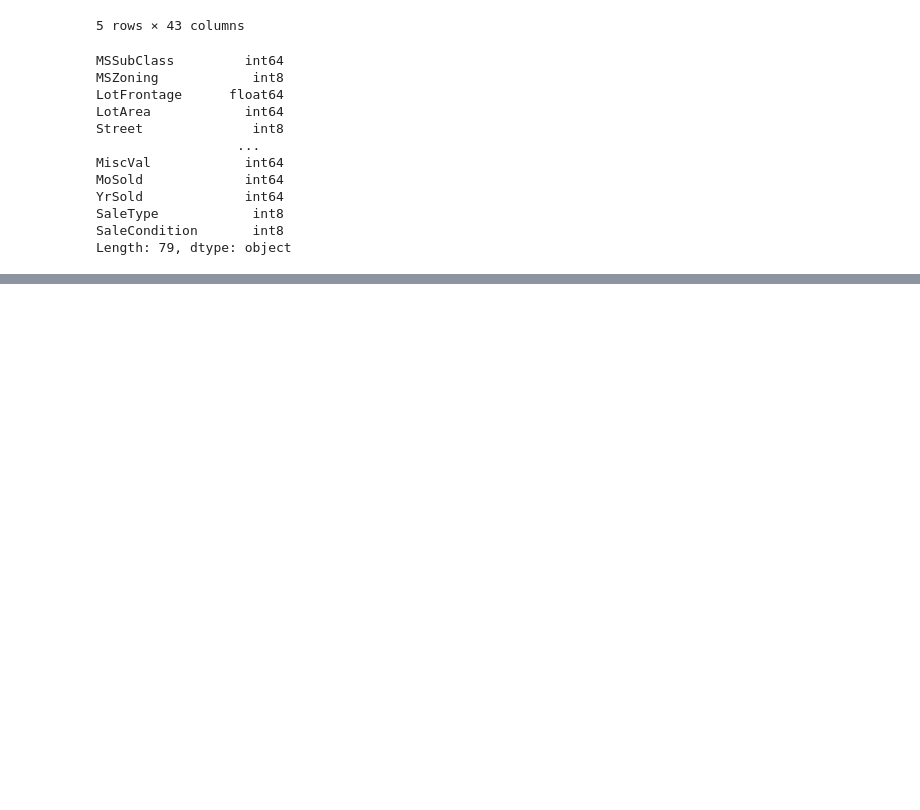
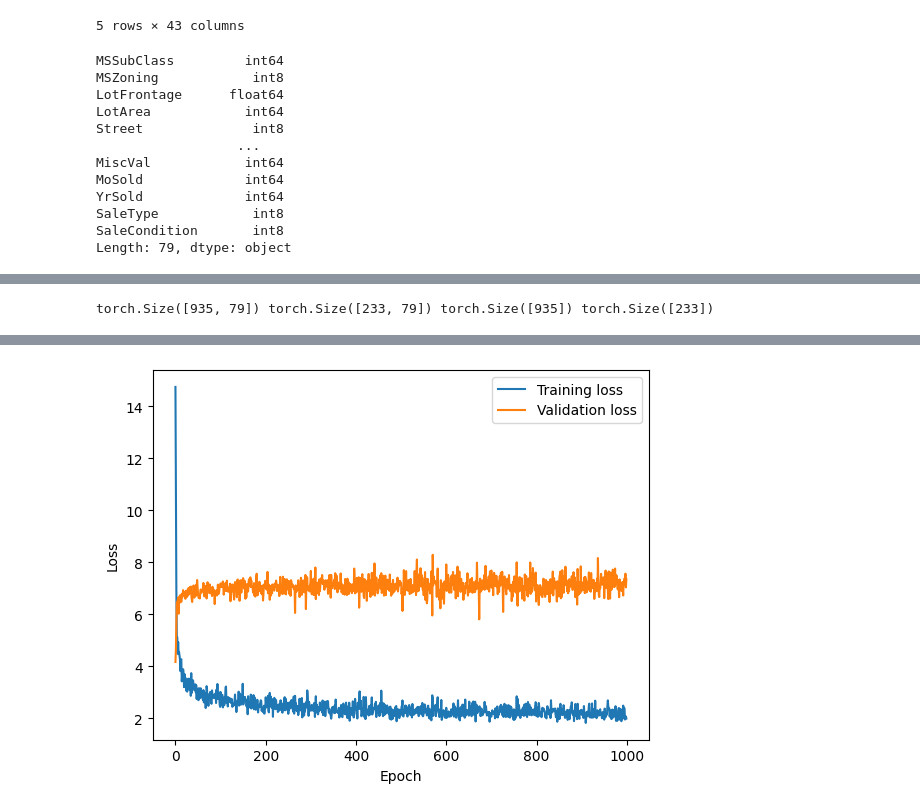
Before and after one commit to Ruchir28/ML, a Jupyter notebook: house_pred.ipynb, the cells around one changed output, grey strips where cells are left out. Cells and saved outputs as stored; diff of their text form; code cells hidden in the pictures; blank space fills up the shorter version.

Commit message:
Done House Pred

```diff
--- a/house_pred.ipynb
+++ b/house_pred.ipynb
@@ -194,0 +251,11 @@ tensor([ 5.6605e+01,  3.0291e+00,  6.9614e+01,  1.0590e+04,  9.9572e-01,
+# %%
+# define validation set
+
+def split_train_val(X: torch.Tensor, Y: torch.Tensor, val_pct=0.2):
+    val_size = int(X.shape[0] * val_pct)
+    return X[val_size:], X[:val_size], Y[val_size:], Y[:val_size]
+
+x_train_tensor, x_val_tensor, y_train_tensor, y_val_tensor = split_train_val(x_train_tensor, y_train_tensor)
+print(x_train_tensor.shape, x_val_tensor.shape, y_train_tensor.shape, y_val_tensor.shape)
+# %% [output]
+torch.Size([935, 79]) torch.Size([233, 79]) torch.Size([935]) torch.Size([233])
@@ -194,0 +300,65 @@ tensor([ 5.6605e+01,  3.0291e+00,  6.9614e+01,  1.0590e+04,  9.9572e-01,
+# %%
+# define loss function ROOT MEAN SQUARE ERROR
+loss_function = torch.nn.MSELoss()
+# define optimizer
+optimizer = torch.optim.SGD(model.parameters(), lr=0.01)
+# define number of epochs
+epochs = 1000
+# define batch size
+batch_size = 64
+# define data loader
+train_data = torch.utils.data.TensorDataset(x_train_tensor, y_train_tensor)
+train_loader = torch.utils.data.DataLoader(dataset=train_data, batch_size=batch_size, shuffle=True)
+
+# validation data
+val_data = torch.utils.data.TensorDataset(x_val_tensor, y_val_tensor)
+val_loader = torch.utils.data.DataLoader(dataset=val_data, batch_size=batch_size, shuffle=False)
+
+# test data
+test_data = torch.utils.data.TensorDataset(x_test_tensor, y_test_tensor)
+test_loader = torch.utils.data.DataLoader(dataset=test_data, batch_size=batch_size, shuffle=False)
+# %%
+# training loop with validation and graph plotting
+# map for storing the loss values
+losses = {"train": [], "validation": []}
+def training_loop(model: LinearRegressionModel, loss_function: torch.nn.MSELoss, optimizer, train_loader, val_loader, epochs):
+    for epoch in range(epochs):
+        model.train()
+        train_loss = 0.0
+        val_loss = 0.0
+        for x_train, y_train in train_loader:
+            optimizer.zero_grad()
+            y_pred = model(x_train)
+            # Check for NaN in predictions
+            if torch.isnan(y_pred).any():
+                raise ValueError('NaN detected in model predictions')
+
+            compare_y_train = y_train.view_as(y_pred)
+            loss = loss_function(y_pred, compare_y_train)
+            # Check for NaN in loss
+            if torch.isnan(loss):
+                raise ValueError('NaN detected in loss calculation')
+            loss.backward()
+            optimizer.step()
+            train_loss += loss.item()
+        model.eval()
+        with torch.no_grad():
+            val_loss_curr = sum(loss_function(model(x_val), y_val) for x_val, y_val in val_loader)
+            val_loss += val_loss_curr.item()
+
+        losses["train"].append(train_loss)
+        losses["validation"].append(val_loss)
+
+        if epoch % 100 == 0:
+            print(f"Epoch: {epoch}, Training loss: {loss}, Validation loss: {val_loss}")
+
+training_loop(model, loss_function, optimizer, train_loader, val_loader, epochs)
+
+# plot the loss values
+plt.plot(losses["train"], label="Training loss")
+plt.plot(losses["validation"], label="Validation loss")
+plt.xlabel("Epoch")
+plt.ylabel("Loss")
+plt.legend()
+plt.show()
+# %% [output]
@@ -194,0 +375 @@ tensor([ 5.6605e+01,  3.0291e+00,  6.9614e+01,  1.0590e+04,  9.9572e-01,
+[figure, added]
```
Also changed, not shown: parts of 8 cells of this notebook.
